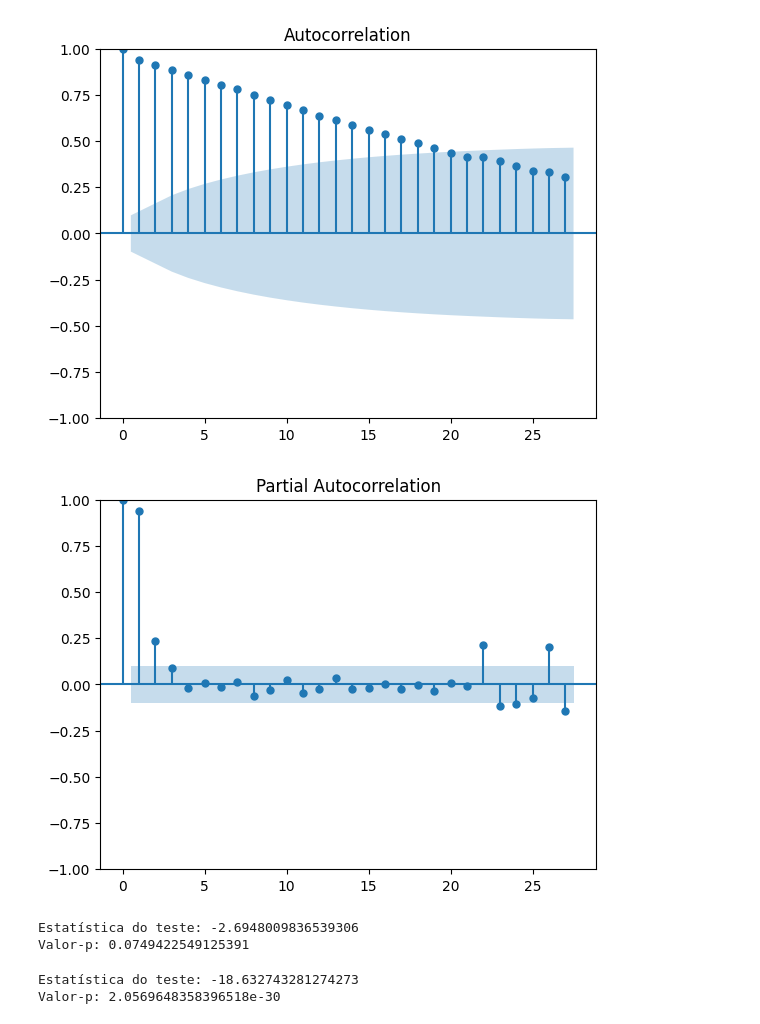
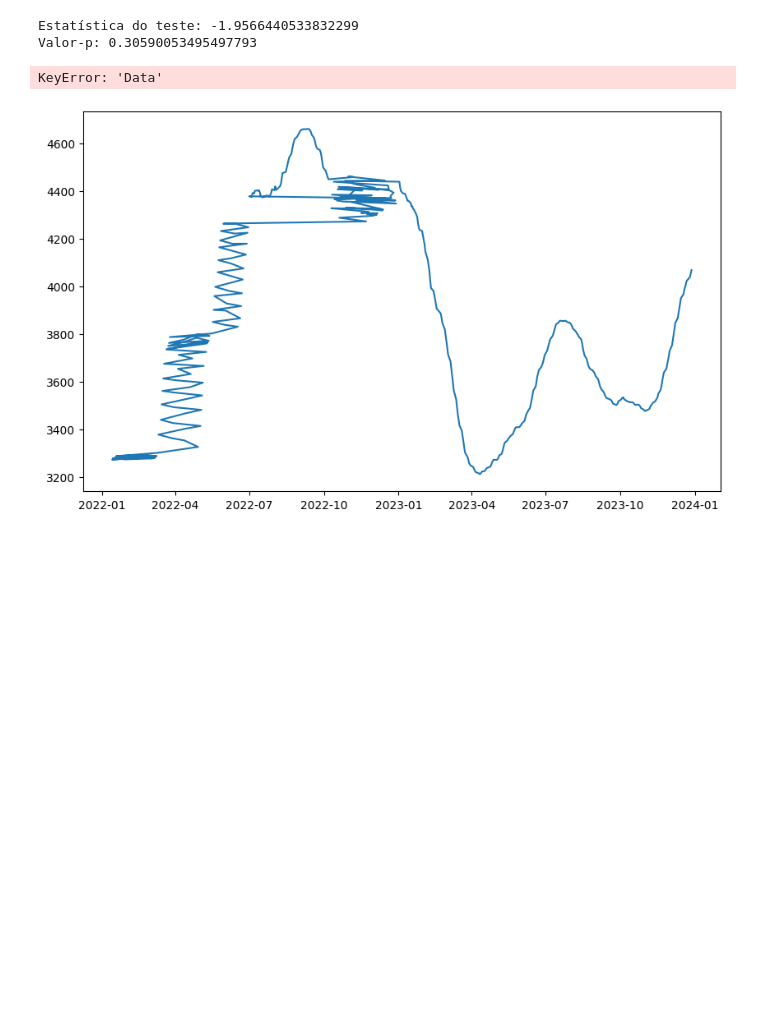
Before and after one commit to sergiolfaria/Atividades_Ciencia_De_Dados, a Jupyter notebook: Trabalho Arima/Arima.ipynb, the cells around one changed output. Cells and saved outputs as stored; diff of their text form; code cells hidden in the pictures; blank space fills up the shorter version.

```diff
--- a/Trabalho Arima/Arima.ipynb
+++ b/Trabalho Arima/Arima.ipynb
@@ -240,19 +69,7 @@ plt.show()
-# %%
-from statsmodels.graphics.tsaplots import plot_acf, plot_pacf
-
-plot_acf(AMAZON_df['Preco_Fechamento'])
-plot_pacf(AMAZON_df['Preco_Fechamento'])
-plt.show()
-# %% [output]
-[figure, removed]
-[figure, removed]
 # %%
-from statsmodels.tsa.stattools import adfuller
-
-# Teste de Dickey-Fuller aumentado
-resultado_teste = adfuller(AMAZON_df['Preco_Fechamento'])
+resultado_teste = adfuller(ELETROBRAS_df['Suavizacao'].dropna())  # Dropna para remover valores nulos da janela da média móvel
 print('Estatística do teste:', resultado_teste[0])
 print('Valor-p:', resultado_teste[1])
 # %% [output]
-Estatística do teste: -2.6948009836539306
-Valor-p: 0.0749422549125391
+Estatística do teste: -1.9566440533832299
+Valor-p: 0.30590053495497793
@@ -266,0 +76,4 @@ resultado = modelo.fit()
+# %%
+p, d, q = 1, 1, 1
+modelo = ARIMA(ELETROBRAS_df['Suavizacao'].dropna(), order=(p, d, q))  # Dropna para remover valores nulos da janela da média móvel
+resultado = modelo.fit()
@@ -267,3 +86,3 @@ resultado = modelo.fit()
 # %%
 horizonte = 10
-previsoes = resultado.predict(start=len(AMAZON_df), end=len(AMAZON_df)+horizonte-1, typ='levels')
+previsoes = resultado.predict(start=len(ELETROBRAS_df), end=len(ELETROBRAS_df)+horizonte-1, typ='levels')
@@ -279,8 +89,13 @@ previsoes = resultado.predict(start=len(AMAZON_df), end=len(AMAZON_df)+horizonte
-# %%
-# Teste de Estacionariedade (ADF)
-resultado_teste = adfuller(AMAZON_df['Diferenca'].dropna())
-print('Estatística do teste:', resultado_teste[0])
-print('Valor-p:', resultado_teste[1])
-# %% [output]
-Estatística do teste: -18.632743281274273
-Valor-p: 2.0569648358396518e-30
+# %%
+plt.figure(figsize=(10, 6))
+plt.plot(ELETROBRAS_df.index, ELETROBRAS_df['Suavizacao'], label='Preço de Fechamento Suavizado (Histórico)')
+plt.plot(ELETROBRAS_df['Data'][:horizonte], previsoes, marker='o', linestyle='--', color='red', label='Previsões ARIMA')
+plt.title('Previsões ARIMA para o Preço de Fechamento Suavizado da Amazon')
+plt.xlabel('Data')
+plt.ylabel('Preço de Fechamento')
+plt.legend()
+plt.grid(True)
+plt.show()
+# %% [output]
+KeyError: 'Data'
+[figure, added]
```
Also changed, not shown: parts of 24 cells of this notebook.
